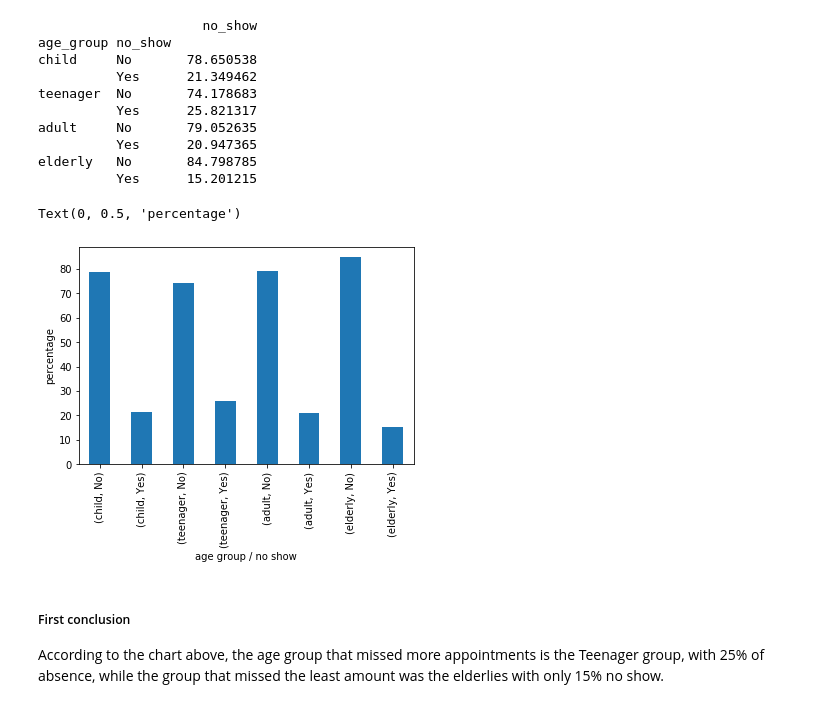
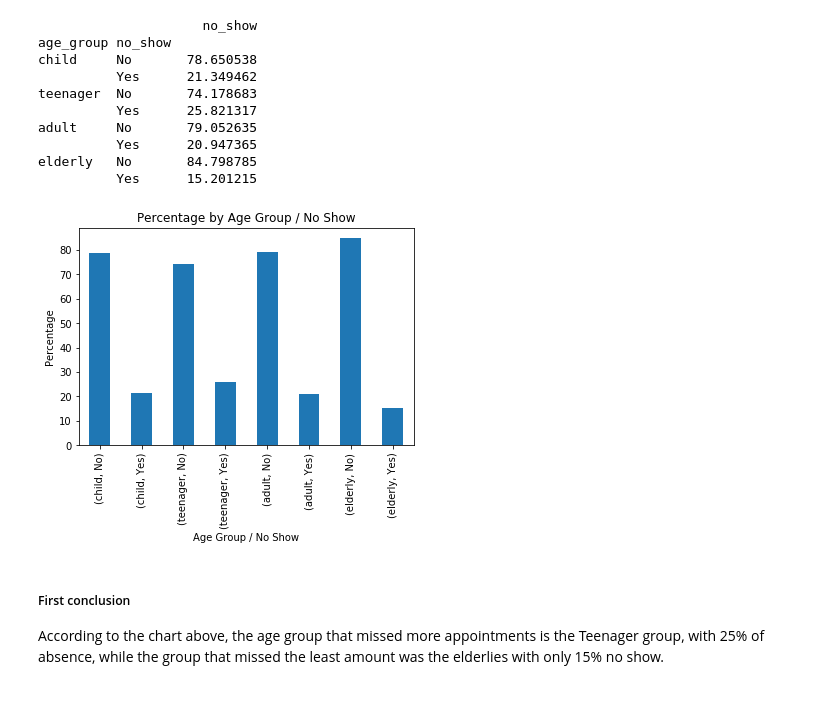
Before and after one commit to acideater/investigate-a-dataset-no-show, a Jupyter notebook: investigate-a-dataset-no-show.ipynb, the cells around one changed output. Drawn from its saved outputs; the diff is of its cells as text; code cells hidden in the pictures.

```diff
--- a/investigate-a-dataset-no-show.ipynb
+++ b/investigate-a-dataset-no-show.ipynb
@@ -159,2 +167,10 @@ df.hist(figsize =( 10, 8));
+# %%
+# create function to plot bar charts
+def create_bar_plot(data,xlabel=None,ylabel=None,title=None):
+    data.plot(kind='bar', legend=None)
+    plt.xlabel(xlabel)
+    plt.ylabel(ylabel)
+    plt.title(str(ylabel)+" by "+str(xlabel))
+    plt.show()
 # %%
 # bar plot to visualize how many people showed up or not for appointments.
@@ -316,12 +324,9 @@ elderly   No       84.798785
           Yes      15.201215
 # %%
 # display a bar chart with the percentages
-ns_pct.plot(kind='bar', legend=None)
-plt.xlabel("age group / no show")
-plt.ylabel("percentage")
+create_bar_plot(ns_pct, "Age Group / No Show", "Percentage", "No Show percentage by Age Group")
 # %% [output]
-Text(0, 0.5, 'percentage')
-[figure, old version]
+[figure, new version]
 # %% [markdown]
 ##### First conclusion
 
```
Also changed, not shown: parts of 9 cells of this notebook.
